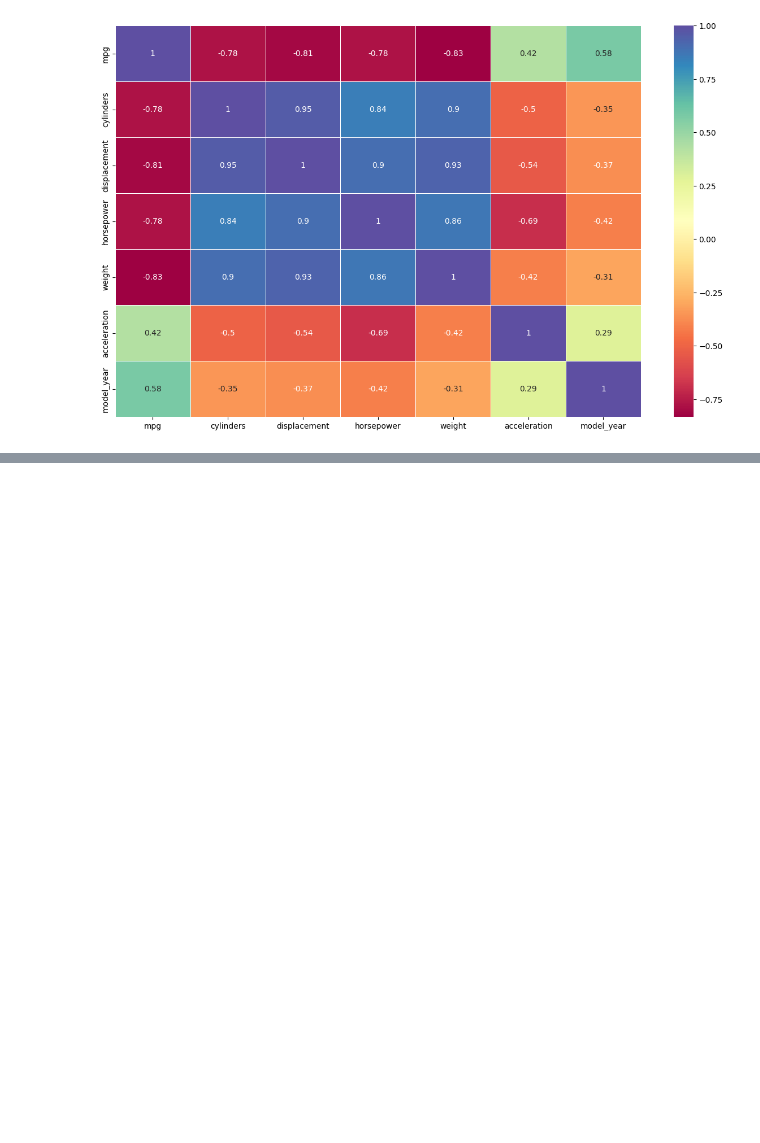
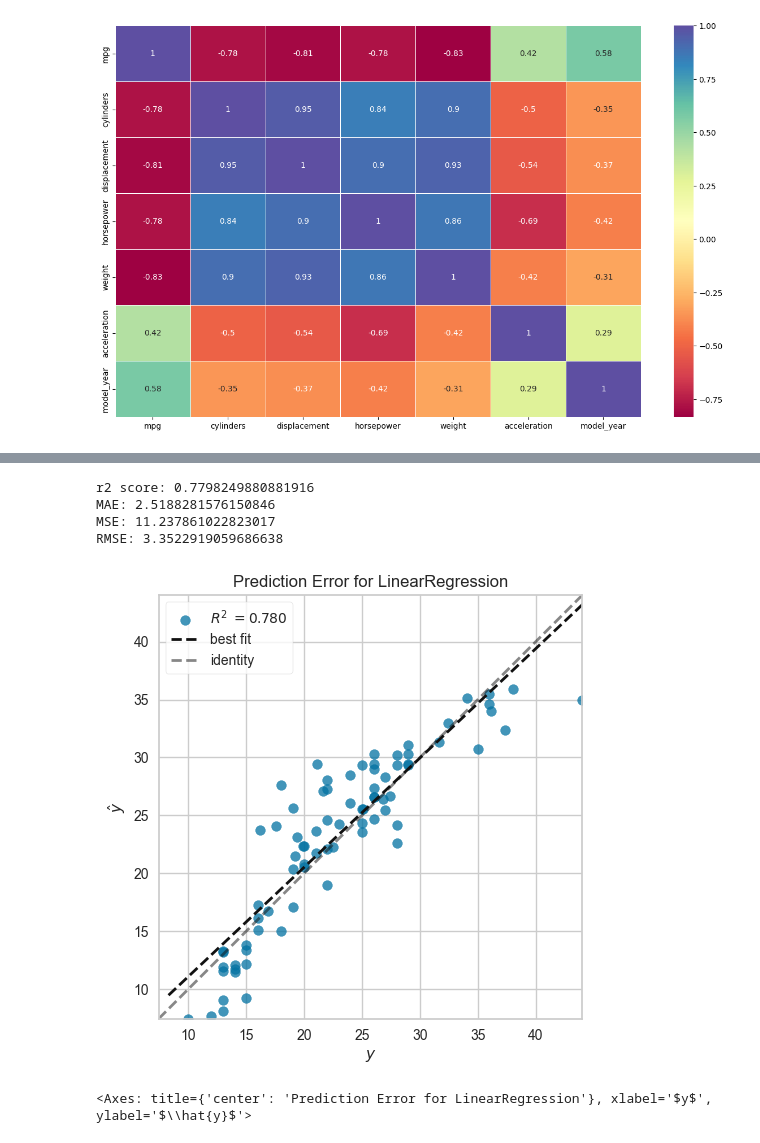
Before and after one commit to EyeMusician1910/Learning-Curve, a Jupyter notebook: Week-2/Day-1/Linear_Regression_Notebook.ipynb, the cells around one changed output, grey strips where cells are left out. Drawn from its saved outputs; the diff is of its cells as text; code cells hidden in the pictures; blank space fills up the shorter version.

Commit message:
Dharmik Patel
Implementation of Data cleaning and Finding RMSE,MSE

```diff
--- a/Week-2/Day-1/Linear_Regression_Notebook.ipynb
+++ b/Week-2/Day-1/Linear_Regression_Notebook.ipynb
@@ -214,0 +241,6 @@ df.drop(["model_year"], axis=1, inplace=True) # dropping the model_year column a
+# %%
+X= df.drop("mpg", axis=1) # features
+y= df["mpg"] # target variable
+# %%
+from sklearn.model_selection import train_test_split
+X_train, X_test, y_train, y_test = train_test_split(X, y, test_size=0.2, random_state=42) # splitting the dataset into training and testing sets with 80% training and 20% testing data
@@ -214,0 +282,4 @@ df.drop(["model_year"], axis=1, inplace=True) # dropping the model_year column a
+# %%
+lm_model= LinearRegression() # creating an instance of the LinearRegression class
+# %%
+lm_model.fit(X_train, y_train) # fitting the linear regression model to the training data
@@ -214,0 +330,17 @@ df.drop(["model_year"], axis=1, inplace=True) # dropping the model_year column a
+# %%
+evaluation_metrics(y_test, y_pred) # evaluating the performance of the linear regression model using the evaluation metrics function
+# %% [output]
+r2 score: 0.7798249880881916
+MAE: 2.5188281576150846
+MSE: 11.237861022823017
+RMSE: 3.3522919059686638
+# %%
+from yellowbrick.regressor import PredictionError
+
+visualizer = PredictionError(lm_model, force_model=True) # force_model=True works around Yellowbrick mis-detecting this fitted LinearRegression model
+visualizer.fit(X_train, y_train) # fitting the visualizer to the training data
+visualizer.score(X_test, y_test) # scoring the visualizer on the testing data
+visualizer.show() # showing the visualizer
+# %% [output]
+[figure, added]
+<Axes: title={'center': 'Prediction Error for LinearRegression'}, xlabel='$y$', ylabel='$\\hat{y}$'>
```
Also changed, not shown: parts of 20 cells of this notebook.
